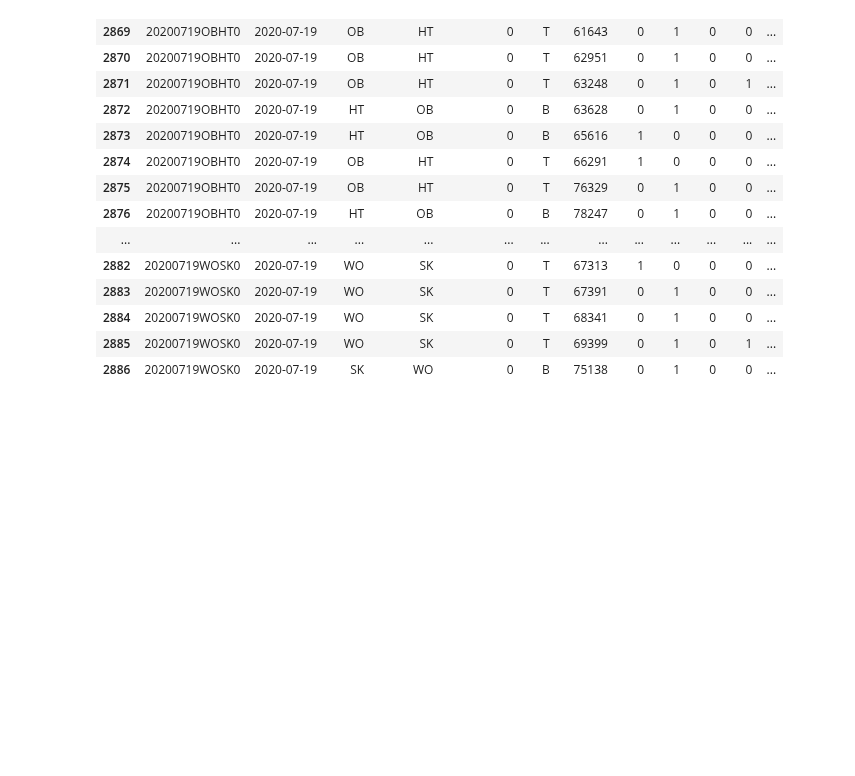
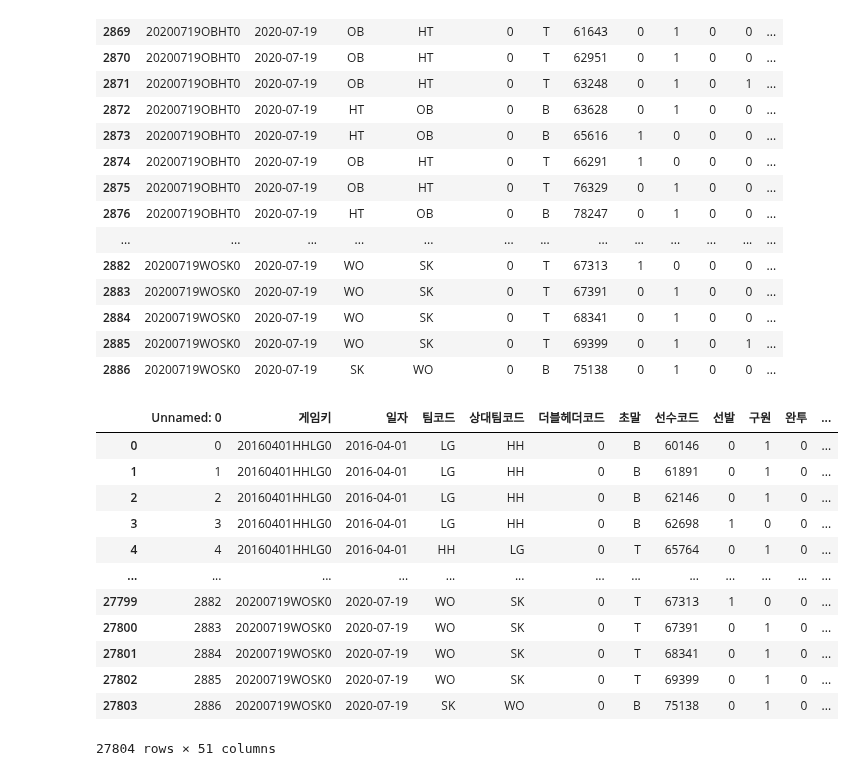
Before and after one commit to seonghunYang/big_contest2020, a Jupyter notebook: EDA4_개인투수_세이버_매트릭스_합본.ipynb, the cells around one changed output. Drawn from its saved outputs; the diff is of its cells as text; code cells hidden in the pictures; blank space fills up the shorter version.

```diff
--- a/EDA4_개인투수_세이버_매트릭스_합본.ipynb
+++ b/EDA4_개인투수_세이버_매트릭스_합본.ipynb
@@ -203,3 +223,21 @@ pitcher.tail(20)
 | 2886 | 20200719WOSK0 | 2020-07-19 | SK | WO | 0 | B | 75138 | 0 | 1 | 0 | 0 | ... |
 # %%
 pitcher.to_csv('./gdrive/My Drive/빅콘테스트2020/EDA결과/EDA4-개인투수_세이버 매트릭스_합본.csv', encoding='utf-8-sig')
+# %%
+pitcher = pd.read_csv('./gdrive/My Drive/빅콘테스트2020/EDA결과/EDA4-개인투수_세이버 매트릭스_합본.csv', encoding='utf-8-sig')
+# %%
+pitcher
+# %% [output]
+|  | Unnamed: 0 | 게임키 | 일자 | 팀코드 | 상대팀코드 | 더블헤더코드 | 초말 | 선수코드 | 선발 | 구원 | 완투 | ... |
+| 0 | 0 | 20160401HHLG0 | 2016-04-01 | LG | HH | 0 | B | 60146 | 0 | 1 | 0 | ... |
+| 1 | 1 | 20160401HHLG0 | 2016-04-01 | LG | HH | 0 | B | 61891 | 0 | 1 | 0 | ... |
+| 2 | 2 | 20160401HHLG0 | 2016-04-01 | LG | HH | 0 | B | 62146 | 0 | 1 | 0 | ... |
+| 3 | 3 | 20160401HHLG0 | 2016-04-01 | LG | HH | 0 | B | 62698 | 1 | 0 | 0 | ... |
+| 4 | 4 | 20160401HHLG0 | 2016-04-01 | HH | LG | 0 | T | 65764 | 0 | 1 | 0 | ... |
+| ... | ... | ... | ... | ... | ... | ... | ... | ... | ... | ... | ... | ... |
+| 27799 | 2882 | 20200719WOSK0 | 2020-07-19 | WO | SK | 0 | T | 67313 | 1 | 0 | 0 | ... |
+| 27800 | 2883 | 20200719WOSK0 | 2020-07-19 | WO | SK | 0 | T | 67391 | 0 | 1 | 0 | ... |
+| 27801 | 2884 | 20200719WOSK0 | 2020-07-19 | WO | SK | 0 | T | 68341 | 0 | 1 | 0 | ... |
+| 27802 | 2885 | 20200719WOSK0 | 2020-07-19 | WO | SK | 0 | T | 69399 | 0 | 1 | 0 | ... |
+| 27803 | 2886 | 20200719WOSK0 | 2020-07-19 | SK | WO | 0 | B | 75138 | 0 | 1 | 0 | ... |
+27804 rows × 51 columns
```
Also changed, not shown: parts of 6 cells of this notebook.
